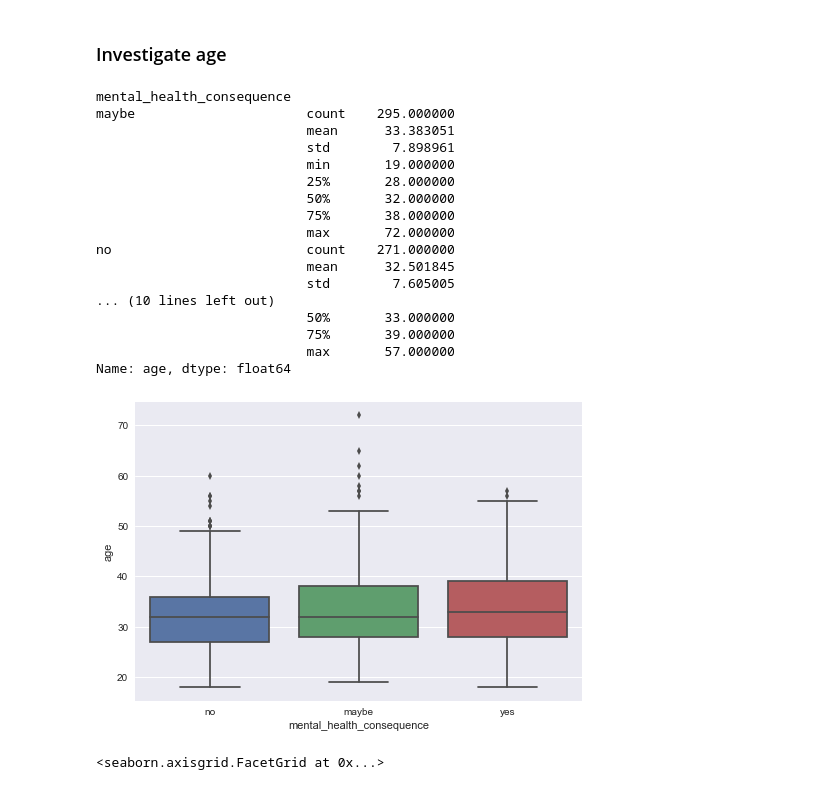
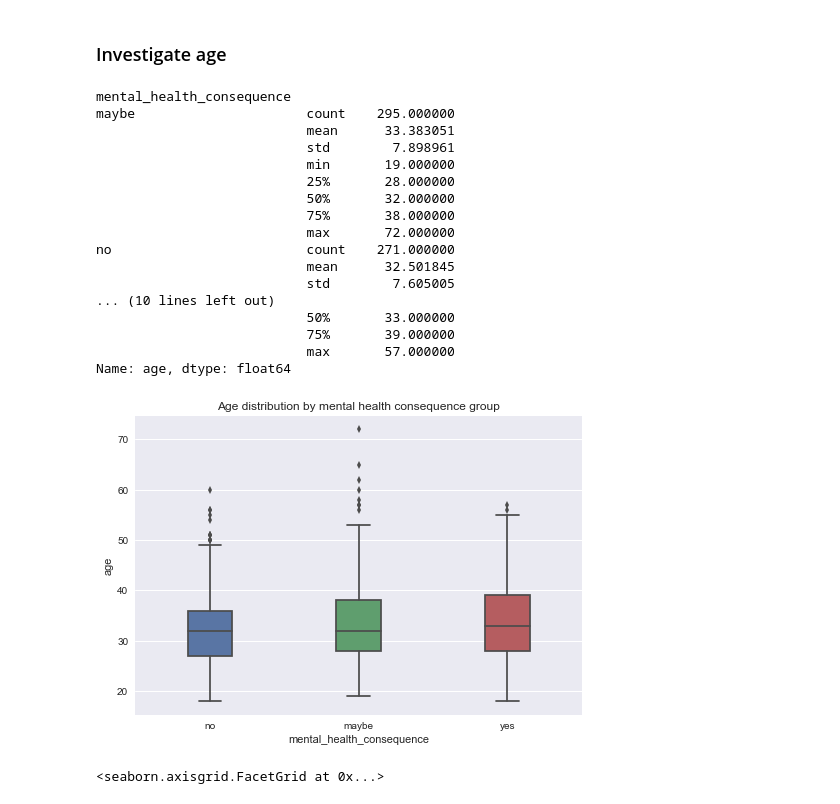
Before and after one commit to bgveenstra/ds-sf-32-brianna, a Jupyter notebook: mental-health-in-tech/mental-health.ipynb, the cells around one changed output. Saved outputs shown, nothing was run; the diff lists cells and outputs as text; code cells hidden in the pictures.

```diff
--- a/mental-health-in-tech/mental-health.ipynb
+++ b/mental-health-in-tech/mental-health.ipynb
@@ -825,27 +895,28 @@ United States only
 # %%
 # US only
 
-sns.boxplot(x=mhc, y='age', data=usdf14)
+f = sns.boxplot(x=mhc, y='age', data=usdf14, width=0.3)
+f.set_title('Age distribution by mental health consequence group')
 usdf14.groupby(mhc)['age'].describe()
 # %% [output]
 mental_health_consequence
 maybe                      count    295.000000
                            mean      33.383051
                            std        7.898961
                            min       19.000000
                            25%       28.000000
                            50%       32.000000
                            75%       38.000000
                            max       72.000000
 no                         count    271.000000
                            mean      32.501845
                            std        7.605005
 ... (10 lines left out)
                            50%       33.000000
                            75%       39.000000
                            max       57.000000
 Name: age, dtype: float64
-[figure, old version]
+[figure, new version]
 # %%
 # for r in usdf14[mhc].unique():
 #     usdf14[usdf14[mhc]==r]['age'].plot.hist(alpha=0.30, label=r, legend=True, bins=15)
```
Also changed, not shown: parts of 65 cells of this notebook, 1 other file.
